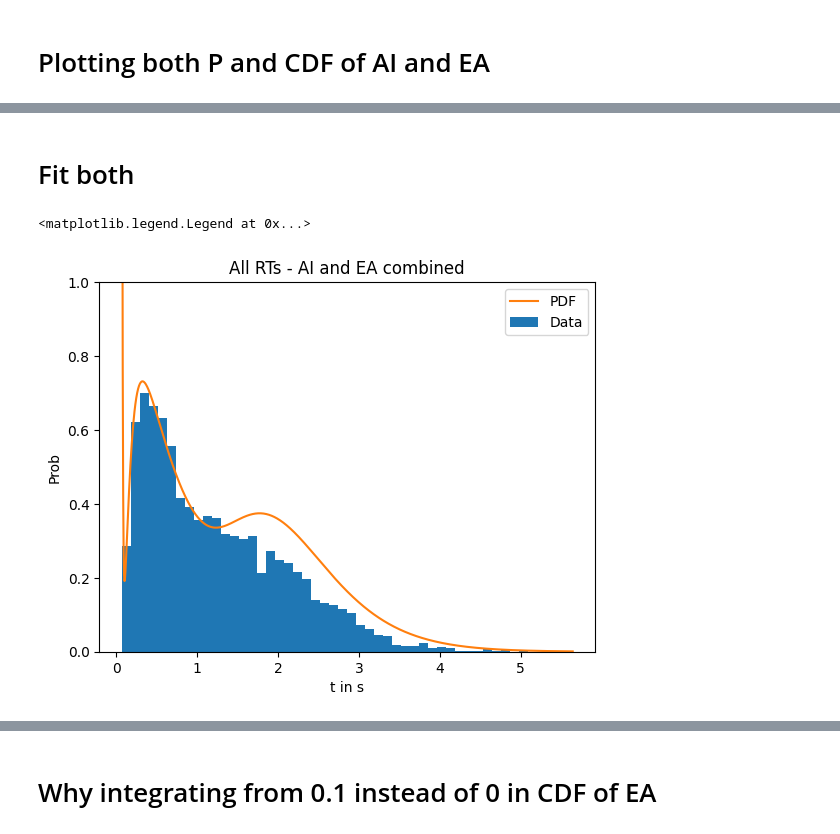
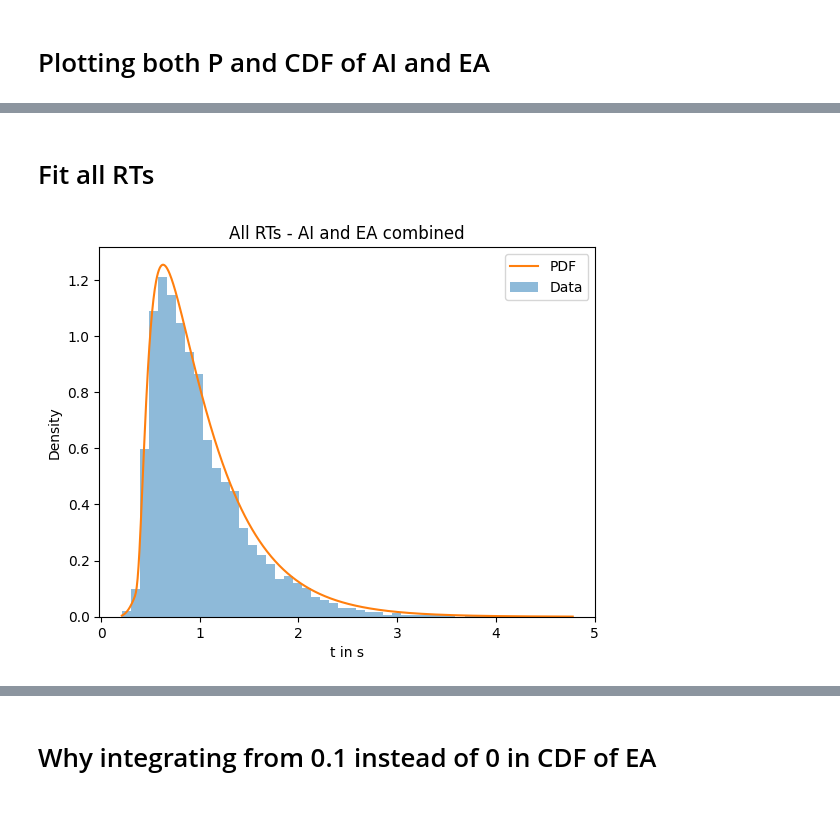
Before and after one commit to rakaar/ddm_codes, a Jupyter notebook: action_init_ddm/fitting_sim_data.ipynb, the cells around one changed output, grey strips where cells are left out. Cells and saved outputs as stored; diff of their text form; code cells hidden in the pictures.

Commit message:
Fitting with stim latency also works.

```diff
--- a/action_init_ddm/fitting_sim_data.ipynb
+++ b/action_init_ddm/fitting_sim_data.ipynb
@@ -13,5 +45,5 @@ from scipy.integrate import quad
 # %%
-with open('psiam_data_5k.pkl', 'rb') as f:
+with open('psiam_data_5k_1.pkl', 'rb') as f:
     psiam_data = pickle.load(f)
 
 
@@ -22,6 +54,8 @@ V_A = psiam_data['V_A']
 theta_A = psiam_data['theta_A']
 V_E = psiam_data['V_E']
 theta_E = psiam_data['theta_E']
+Z_E = psiam_data['Z_E']
+t_stim = psiam_data['t_stim']
 
 
 indices_evid = np.where(is_act_resp == 0)[0]
@@ -29,3 +63,11 @@ RTs_evid = RTs[indices_evid]
 
 indices_act = np.where(is_act_resp == 1)[0]
 RTs_act = RTs[indices_act]
+
+
+print(f"V_A: {V_A}")
+print(f"theta_A: {theta_A}")
+print(f"V_E: {V_E}")
+print(f"theta_E: {theta_E}")
+print(f"Num of AI process: {is_act_resp.sum()}/{len(is_act_resp)}")
+print(f"t start is {t_stim}")
@@ -86,24 +142,24 @@ plt.xlabel('t'); plt.ylabel('Prob/Cum prob');plt.title('EA prob/CDF');plt.legend
 # %% [markdown]
-# Fit both
+# Fit all RTs
 # %%
 RTs_flat = RTs.flatten()
 K_max = 50
-# min_val = 0.1
-min_val = 0.1
+
 # data
-plt.hist(RTs, density=True, bins=50);
+plt.hist(RTs_flat, density=True, bins=50, alpha=0.5);
 
 # theory
-norm_const_A, _ = quad(rho_A_t_fn, 0, np.inf, args=(V_A, theta_A))
-norm_const_E, _ = quad(rho_E_t_fn, min_val, np.inf, args=(V_E, theta_E, K_max))
+t_pts = np.linspace(min(RTs_flat), max(RTs_flat), 1000)
+P_A = rho_A_t_arr_fn(t_pts, V_A, theta_A).flatten()
+C_E = cum_E_t_arr_fn(t_pts, V_E, theta_E, K_max, t_stim).flatten()
 
-t_pts = np.linspace(min(RTs), max(RTs), 1000)
-p_theory  = (rho_A_t_arr_fn(t_pts, V_A, theta_A)/norm_const_A)*(1 - cum_E_t_arr_fn(t_pts, V_E, theta_E, K_max, min_val)) + \
-        (rho_E_t_arr_fn(t_pts, V_E, theta_E, K_max)/norm_const_E)*(1 - cum_A_t_arr_fn(t_pts, V_A, theta_A))
+P_E = rho_E_t_arr_fn(t_pts, V_E, theta_E, K_max, t_stim).flatten()
+C_A = cum_A_t_arr_fn(t_pts, V_A, theta_A).flatten()
+
+p_theory  = (P_A)*(1 - C_E) + (P_E)*(1 - C_A)
 
 plt.plot(t_pts, p_theory)
-plt.ylim(0,1); plt.xlabel('t in s'); plt.ylabel('Prob'); plt.title('All RTs - AI and EA combined');
-plt.legend(['PDF', 'Data'])
+plt.xlabel('t in s'); plt.ylabel('Density'); plt.title('All RTs - AI and EA combined');
+plt.legend(['PDF', 'Data']);
 # %% [output]
-<matplotlib.legend.Legend at 0x...>
-[figure, old version]
+[figure, new version]
```
Also changed, not shown: parts of 11 cells of this notebook, 3 other files.
